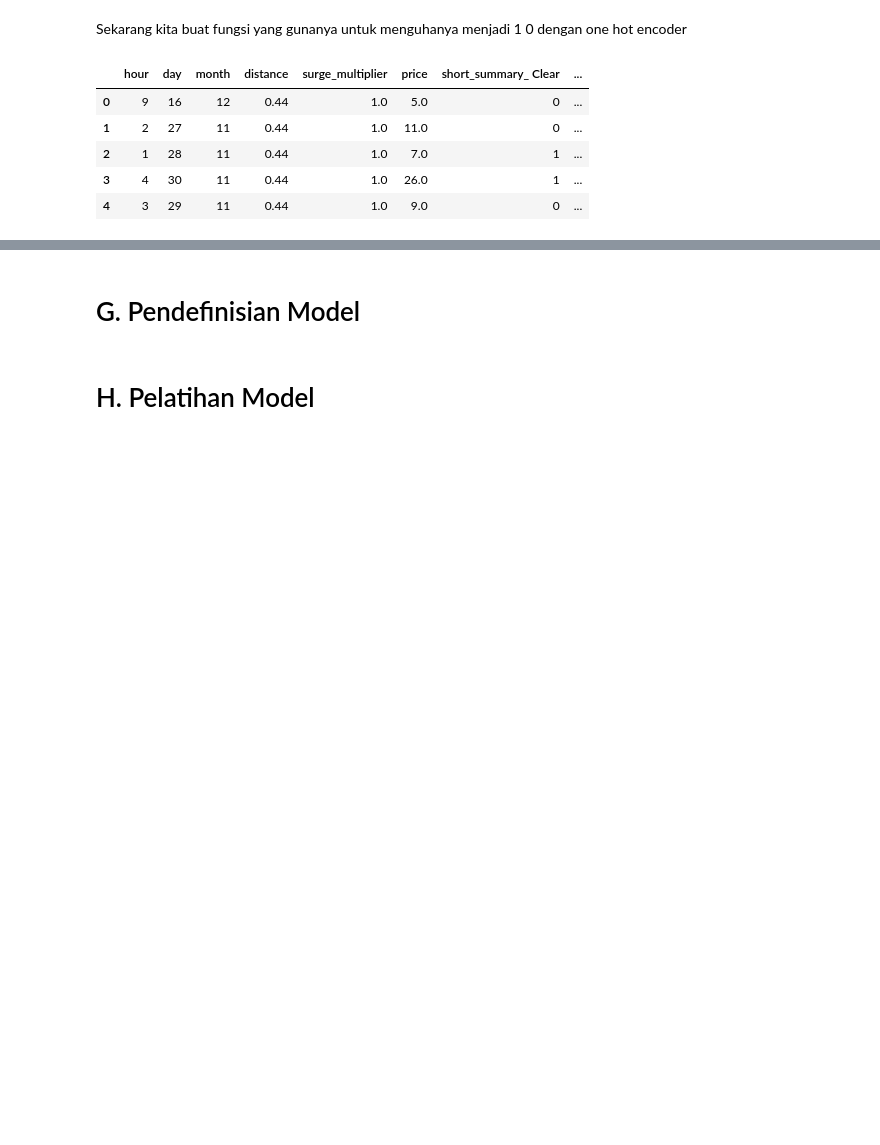
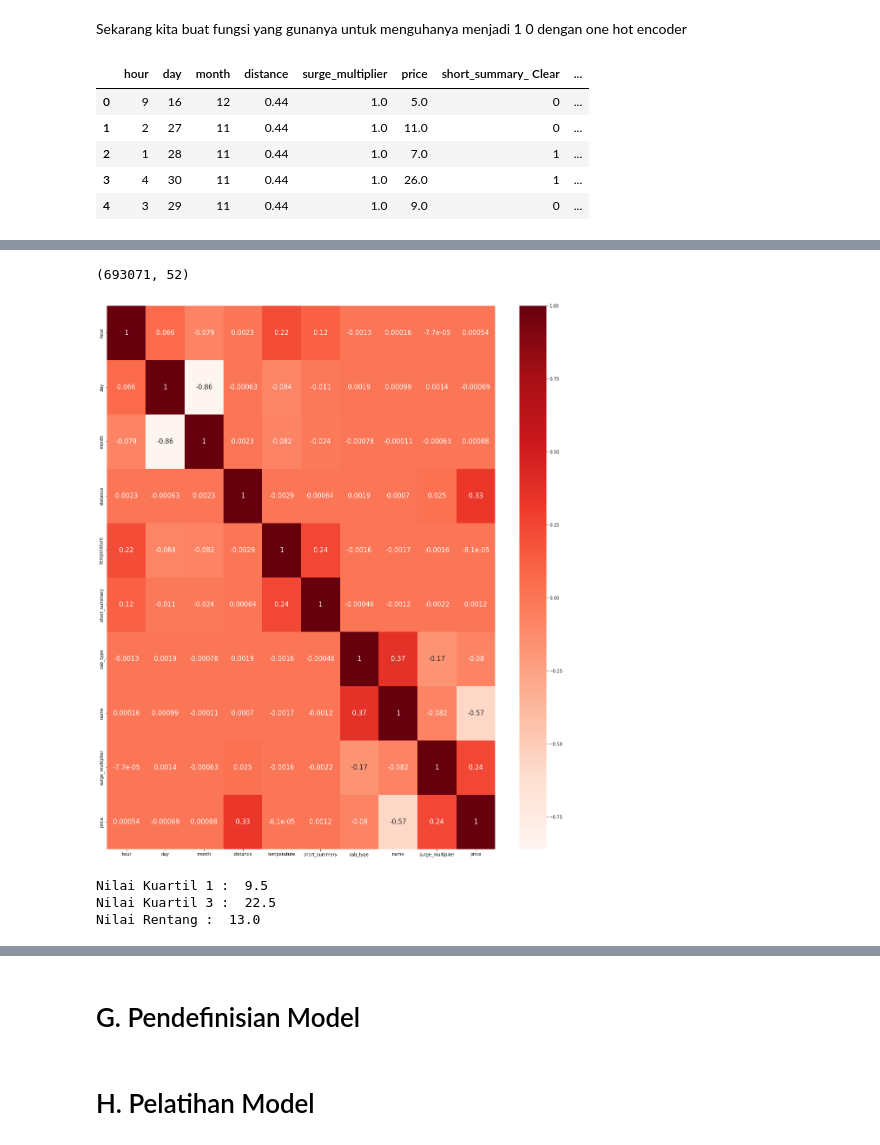
Before and after one commit to tassyirifiyya/ProjectHacktiv8-Kelp1, a Jupyter notebook: PYTN_KampusMerdeka_FP1_Hacktiv8.ipynb, the cells around one changed output, grey strips where cells are left out. Cells and saved outputs as stored; diff of their text form; code cells hidden in the pictures; blank space fills up the shorter version.

```diff
--- a/PYTN_KampusMerdeka_FP1_Hacktiv8.ipynb
+++ b/PYTN_KampusMerdeka_FP1_Hacktiv8.ipynb
@@ -1148,0 +1438,11 @@ new_df_onehot.head()
+# %%
+# Melakukan copy dataframe df_modeling menjadi new_df_onehot
+new_df_onehot_mean = df_modeling_mean.copy()
+
+# Looping untuk setiap kolom yang memiliki tipe data object (string)
+for col in new_df_onehot_mean.select_dtypes(include='O').columns:
+    # Menggunakan fungsi one_hot_encoder untuk melakukan one-hot encoding pada kolom tersebut
+    new_df_onehot_mean = one_hot_encoder(new_df_onehot_mean, col)
+
+# Menampilkan 5 baris pertama dari dataframe new_df_onehot
+new_df_onehot_mean.head()
@@ -1148,0 +1458,2 @@ new_df_onehot.head()
+# %%
+df_modeling_mean2 = df2.drop(['id','timestamp','datetime','product_id'],axis=1)
@@ -1148,0 +1512,19 @@ new_df_onehot.head()
+# %%
+df_modeling_mean2.drop('timezone',axis=1)
+df_modeling_mean2.shape
+# %% [output]
+(693071, 52)
+# %%
+df_modeling_mean2 = df_modeling_mean2.loc[:,["hour","day",'month','distance','temperature','short_summary','cab_type','name','surge_multiplier','price']]
+# %%
+le = preprocessing.LabelEncoder() # Membuat objek LabelEncoder() dari modul preprocessing dan menyimpannya dalam variabel le
+
+df_korelasi_encode_mean2 = df_modeling_mean2.copy() # Membuat salinan dataframe df_korelasi_kolom_3 dan menyimpannya dalam variabel df_korelasi_kolom_3_encode
+
+for col in df_korelasi_encode_mean2.select_dtypes(include='O').columns: # Melakukan iterasi pada setiap kolom dalam dataframe df_korelasi_kolom_3_encode yang memiliki tipe data 'O' (objek)
+    df_korelasi_encode_mean2[col]=le.fit_transform(df_modeling_mean2[col]) # Menggunakan objek LabelEncoder() untuk mengubah nilai-nilai dalam kolom menjadi angka (encoding) dan menyimpan hasilnya dalam kolom yang sama di dataframe df_korelasi_kolom_3_encode
+# %%
+heat_map_modeling_mean2 = ["hour","day",'month','distance','temperature','short_summary','cab_type','name','surge_multiplier','price']
+heat_map(df_korelasi_encode_mean2,heat_map_modeling_mean2)
+# %% [output]
+[figure, added]
@@ -1148,0 +1533,11 @@ new_df_onehot.head()
+# %%
+Qp12 = df_modeling_mean2['price'].quantile(0.25) # Menghitung kuartil 1 (Q1) dari kolom 'price' dalam dataframe df_modeling dan menyimpannya dalam variabel Qp12
+Qp32 = df_modeling_mean2['price'].quantile(0.75) # Menghitung kuartil 3 (Q3) dari kolom 'price' dalam dataframe df_modeling dan menyimpannya dalam variabel Qp32
+IQRp = Qp32-Qp12 # Menghitung rentang antarkuartil (IQR) dari kolom 'price' dalam dataframe df_modeling dan menyimpannya dalam variabel IQRp
+print("Nilai Kuartil 1 : " ,Qp12)
+print("Nilai Kuartil 3 : " ,Qp32)
+print("Nilai Rentang : " ,IQRp)
+# %% [output]
+Nilai Kuartil 1 :  9.5
+Nilai Kuartil 3 :  22.5
+Nilai Rentang :  13.0
```
Also changed, not shown: parts of 48 cells of this notebook.
